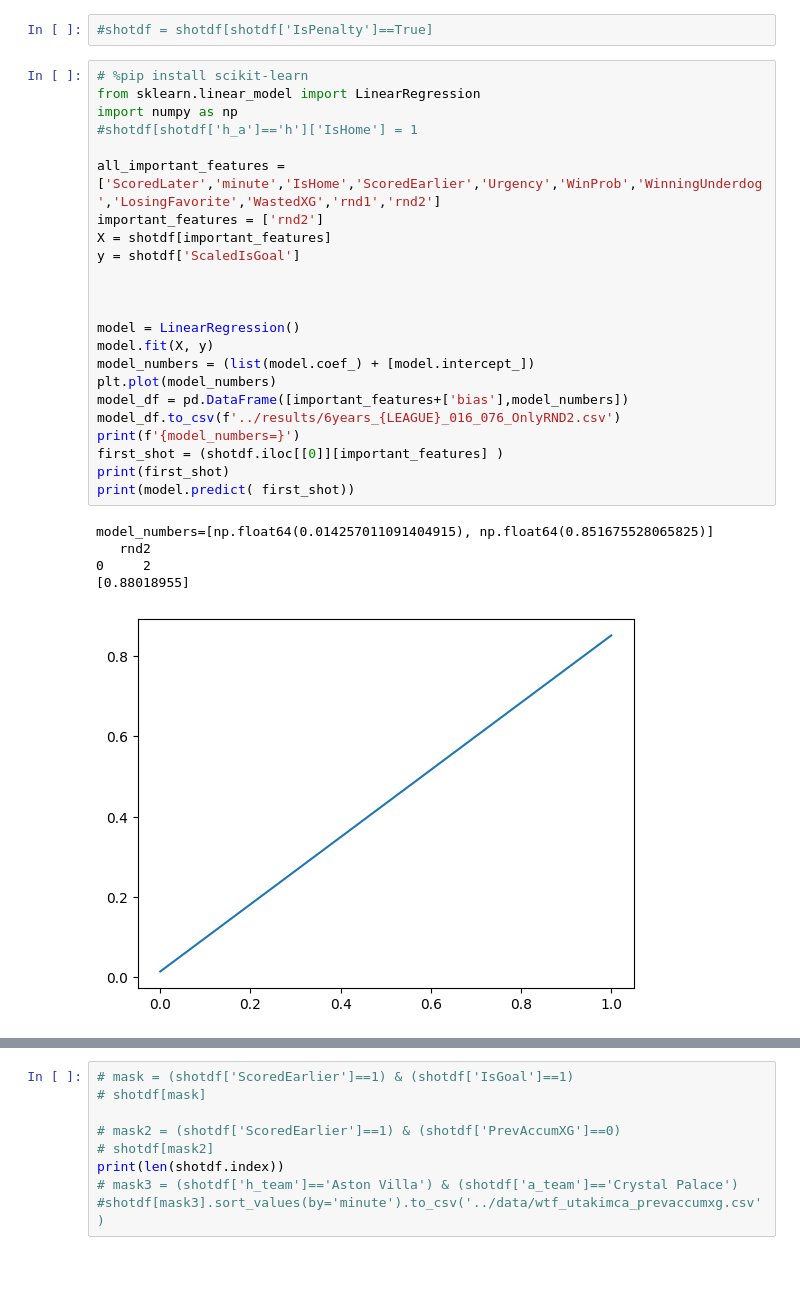
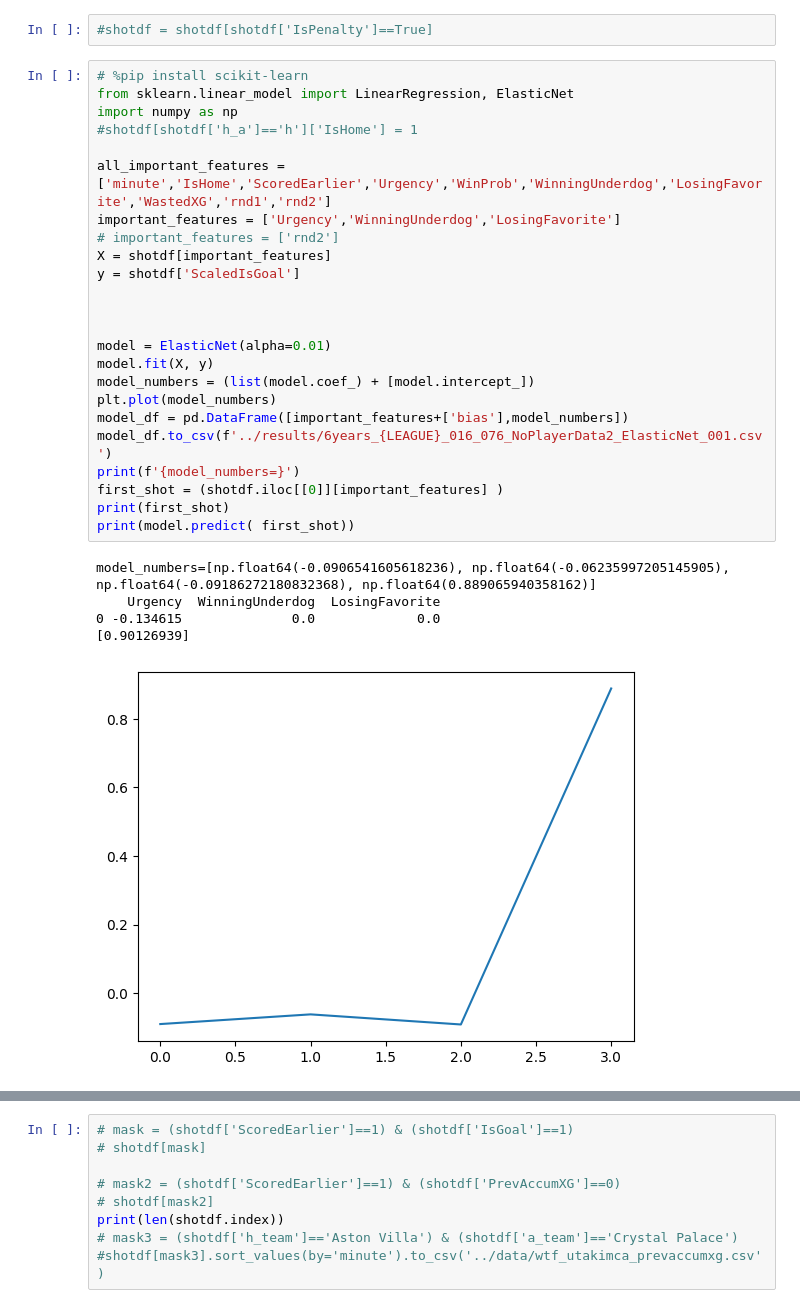
Before and after one commit to NovakTJ/goalscorer-confidence, a Jupyter notebook: notebooks/main-notebook.ipynb, the cells around one changed output, grey strips where cells are left out. Cells and saved outputs as stored; diff of their text form; blank space fills up the shorter version.

Commit message:
more results

```diff
--- a/notebooks/main-notebook.ipynb
+++ b/notebooks/main-notebook.ipynb
@@ -402,33 +411,34 @@ shotdf.head(20)
 #shotdf = shotdf[shotdf['IsPenalty']==True]
 # %%
 # %pip install scikit-learn
-from sklearn.linear_model import LinearRegression
+from sklearn.linear_model import LinearRegression, ElasticNet
 import numpy as np
 #shotdf[shotdf['h_a']=='h']['IsHome'] = 1
 
-all_important_features = ['ScoredLater','minute','IsHome','ScoredEarlier','Urgency','WinProb','WinningUnderdog','LosingFavorite','WastedXG','rnd1','rnd2']
-important_features = ['rnd2']
+all_important_features = ['minute','IsHome','ScoredEarlier','Urgency','WinProb','WinningUnderdog','LosingFavorite','WastedXG','rnd1','rnd2']
+important_features = ['Urgency','WinningUnderdog','LosingFavorite']
+# important_features = ['rnd2']
 X = shotdf[important_features]
 y = shotdf['ScaledIsGoal']
 
 
 
-model = LinearRegression()
+model = ElasticNet(alpha=0.01)
 model.fit(X, y)
 model_numbers = (list(model.coef_) + [model.intercept_])
 plt.plot(model_numbers)
 model_df = pd.DataFrame([important_features+['bias'],model_numbers])
-model_df.to_csv(f'../results/6years_{LEAGUE}_016_076_OnlyRND2.csv')
+model_df.to_csv(f'../results/6years_{LEAGUE}_016_076_NoPlayerData2_ElasticNet_001.csv')
 print(f'{model_numbers=}')
 first_shot = (shotdf.iloc[[0]][important_features] )
 print(first_shot)
 print(model.predict( first_shot))
 # %% [output]
-model_numbers=[np.float64(0.014257011091404915), np.float64(0.851675528065825)]
-   rnd2
-0     2
-[0.88018955]
+model_numbers=[np.float64(-0.0906541605618236), np.float64(-0.06235997205145905), np.float64(-0.09186272180832368), np.float64(0.889065940358162)]
+    Urgency  WinningUnderdog  LosingFavorite
+0 -0.134615              0.0             0.0
+[0.90126939]
-[figure, old version]
+[figure, new version]
 # %%
 aware_coefficient = model.predict(shotdf[important_features])
 shotdf['AwareXG'] = shotdf['xG']*aware_coefficient
```
Also changed, not shown: parts of 3 cells of this notebook, 7 other files.
